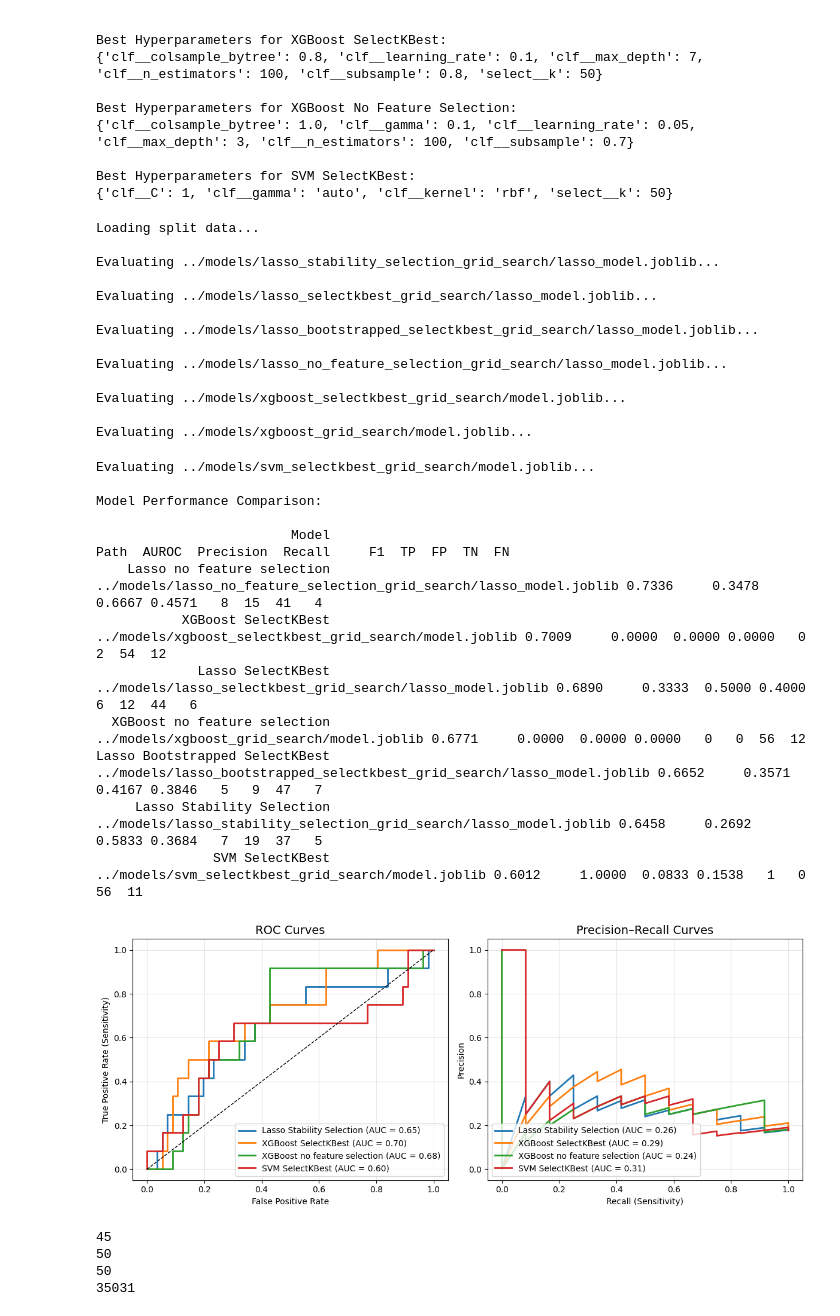
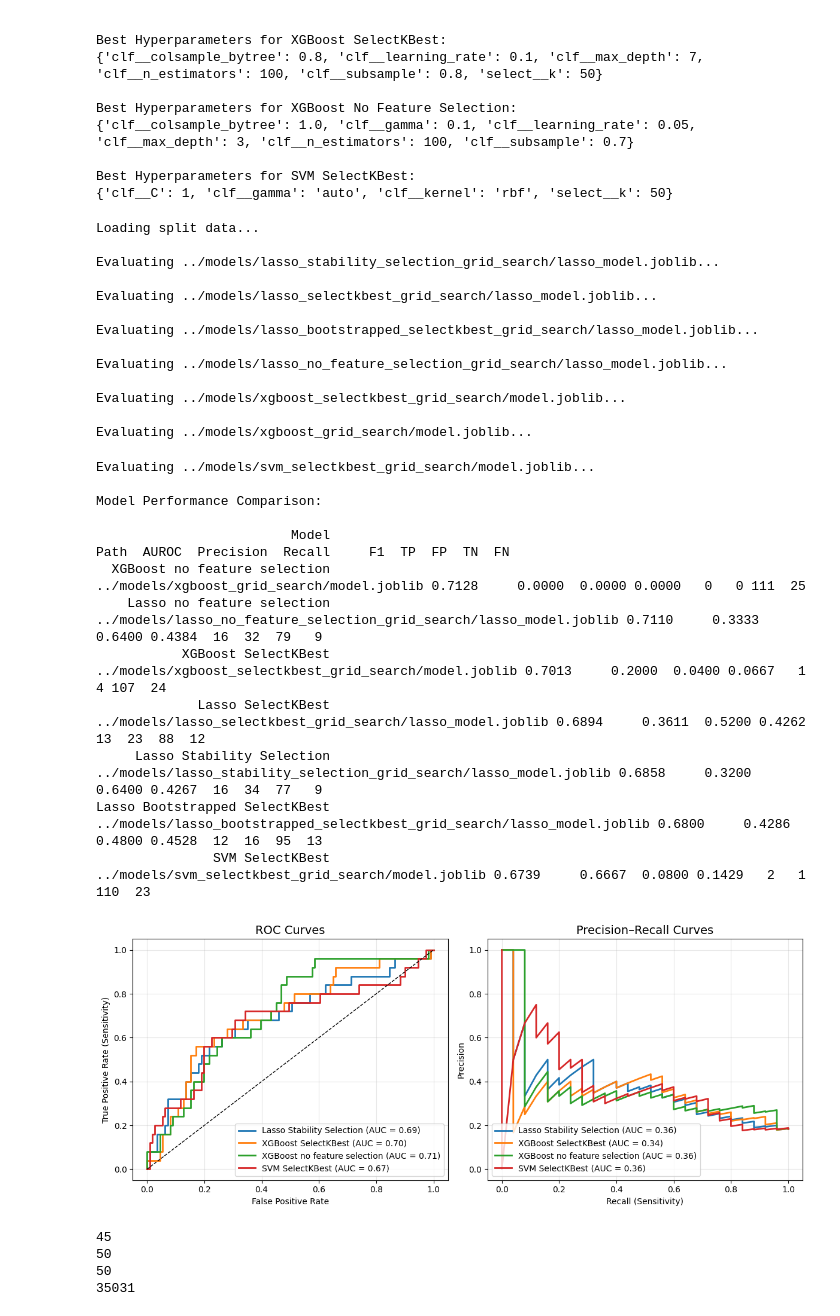
Before and after one commit to gchermside/UCEC_Recurrence, a Jupyter notebook: src/compare_models.ipynb, the cells around one changed output. Saved outputs shown, nothing was run; the diff lists cells and outputs as text; code cells hidden in the pictures.

```diff
--- a/src/compare_models.ipynb
+++ b/src/compare_models.ipynb
@@ -81,8 +81,17 @@ DATA_DIR = "../split_data"
 
 # === Load data ===
 print("Loading split data...")
-X_val = joblib.load(os.path.join(DATA_DIR, "X_test.joblib")) #FIXME
-y_val = joblib.load(os.path.join(DATA_DIR, "y_test.joblib")) #FIXME
+# X_val = joblib.load(os.path.join(DATA_DIR, "X_val.joblib")) #FIXME
+# y_val = joblib.load(os.path.join(DATA_DIR, "y_val.joblib")) #FIXME
+X_val = joblib.load(os.path.join(DATA_DIR, "X_val.joblib"))
+y_val = joblib.load(os.path.join(DATA_DIR, "y_val.joblib"))
+X_test = joblib.load(os.path.join(DATA_DIR, "X_test.joblib"))
+y_test = joblib.load(os.path.join(DATA_DIR, "y_test.joblib"))
+
+# --- Combine them ---
+X_valtest = pd.concat([X_val, X_test], axis=0).reset_index(drop=True)
+y_valtest = pd.concat([pd.Series(y_val), pd.Series(y_test)], axis=0).reset_index(drop=True)
+
 
 # === Evaluate models ===
 results = []
@@ -96,15 +105,15 @@ for model_name, model_path in model_paths.items():
     model = joblib.load(model_path)
 
     # Get predictions
-    y_prob = model.predict_proba(X_val)[:, 1]
-    y_pred = model.predict(X_val)
+    y_prob = model.predict_proba(X_valtest)[:, 1]
+    y_pred = model.predict(X_valtest)
 
     # Compute metrics
-    auc = roc_auc_score(y_val, y_prob)
-    precision = precision_score(y_val, y_pred)
-    recall = recall_score(y_val, y_pred)
-    f1 = f1_score(y_val, y_pred)
-    tn, fp, fn, tp = confusion_matrix(y_val, y_pred).ravel()
+    auc = roc_auc_score(y_valtest, y_prob)
+    precision = precision_score(y_valtest, y_pred)
+    recall = recall_score(y_valtest, y_pred)
+    f1 = f1_score(y_valtest, y_pred)
+    tn, fp, fn, tp = confusion_matrix(y_valtest, y_pred).ravel()
 
     results.append({
         "Model": model_name,
@@ -147,13 +156,13 @@ Evaluating ../models/svm_selectkbest_grid_search/model.joblib...
 Model Performance Comparison:
 
                          Model                                                                    Path  AUROC  Precision  Recall     F1  TP  FP  TN  FN
-    Lasso no feature selection     ../models/lasso_no_feature_selection_grid_search/lasso_model.joblib 0.7336     0.3478  0.6667 0.4571   8  15  41   4
-           XGBoost SelectKBest                  ../models/xgboost_selectkbest_grid_search/model.joblib 0.7009     0.0000  0.0000 0.0000   0   2  54  12
-             Lasso SelectKBest              ../models/lasso_selectkbest_grid_search/lasso_model.joblib 0.6890     0.3333  0.5000 0.4000   6  12  44   6
-  XGBoost no feature selection                              ../models/xgboost_grid_search/model.joblib 0.6771     0.0000  0.0000 0.0000   0   0  56  12
-Lasso Bootstrapped SelectKBest ../models/lasso_bootstrapped_selectkbest_grid_search/lasso_model.joblib 0.6652     0.3571  0.4167 0.3846   5   9  47   7
-     Lasso Stability Selection      ../models/lasso_stability_selection_grid_search/lasso_model.joblib 0.6458     0.2692  0.5833 0.3684   7  19  37   5
-               SVM SelectKBest                      ../models/svm_selectkbest_grid_search/model.joblib 0.6012     1.0000  0.0833 0.1538   1   0  56  11
+  XGBoost no feature selection                              ../models/xgboost_grid_search/model.joblib 0.7128     0.0000  0.0000 0.0000   0   0 111  25
+    Lasso no feature selection     ../models/lasso_no_feature_selection_grid_search/lasso_model.joblib 0.7110     0.3333  0.6400 0.4384  16  32  79   9
+           XGBoost SelectKBest                  ../models/xgboost_selectkbest_grid_search/model.joblib 0.7013     0.2000  0.0400 0.0667   1   4 107  24
+             Lasso SelectKBest              ../models/lasso_selectkbest_grid_search/lasso_model.joblib 0.6894     0.3611  0.5200 0.4262  13  23  88  12
+     Lasso Stability Selection      ../models/lasso_stability_selection_grid_search/lasso_model.joblib 0.6858     0.3200  0.6400 0.4267  16  34  77   9
+Lasso Bootstrapped SelectKBest ../models/lasso_bootstrapped_selectkbest_grid_search/lasso_model.joblib 0.6800     0.4286  0.4800 0.4528  12  16  95  13
+               SVM SelectKBest                      ../models/svm_selectkbest_grid_search/model.joblib 0.6739     0.6667  0.0800 0.1429   2   1 110  23
 # %%
 import matplotlib.pyplot as plt
 from sklearn.metrics import roc_curve, precision_recall_curve, auc
@@ -182,37 +191,37 @@ fig, axes = plt.subplots(1, 2, figsize=(12, 5))
 # ROC and PR plots
 for label, path in best_model_paths.items():
     model = joblib.load(path)
-    y_proba = model.predict_proba(X_val)[:, 1]
+    y_proba = model.predict_proba(X_valtest)[:, 1]
 
     # ROC
-    fpr, tpr, _ = roc_curve(y_val, y_proba)
+    fpr, tpr, _ = roc_curve(y_valtest, y_proba)
     roc_auc = auc(fpr, tpr)
     axes[0].plot(fpr, tpr, lw=2, label=f"{label} (AUC = {roc_auc:.2f})")
 
     # Precision–Recall
-    precision, recall, _ = precision_recall_curve(y_val, y_proba)
+    precision, recall, _ = precision_recall_curve(y_valtest, y_proba)
     pr_auc = auc(recall, precision)
     axes[1].plot(recall, precision, lw=2, label=f"{label} (AUC = {pr_auc:.2f})")
 
 # ROC formatting
 axes[0].plot([0, 1], [0, 1], "k--", lw=1)
 axes[0].set_title("ROC Curves", fontsize=14)
 axes[0].set_xlabel("False Positive Rate")
 axes[0].set_ylabel("True Positive Rate (Sensitivity)")
 axes[0].legend(loc="lower right")
 axes[0].grid(True, alpha=0.3)
 
 # PR formatting
 axes[1].set_title("Precision–Recall Curves", fontsize=14)
 axes[1].set_xlabel("Recall (Sensitivity)")
 axes[1].set_ylabel("Precision")
 axes[1].legend(loc="lower left")
 axes[1].grid(True, alpha=0.3)
 
 plt.tight_layout()
 plt.show()
 # %% [output]
-[figure, old version]
+[figure, new version]
 # %%
 nonzero_counts = {}
 
```
Also changed, not shown: parts of 1 cell of this notebook, 23 other files.
